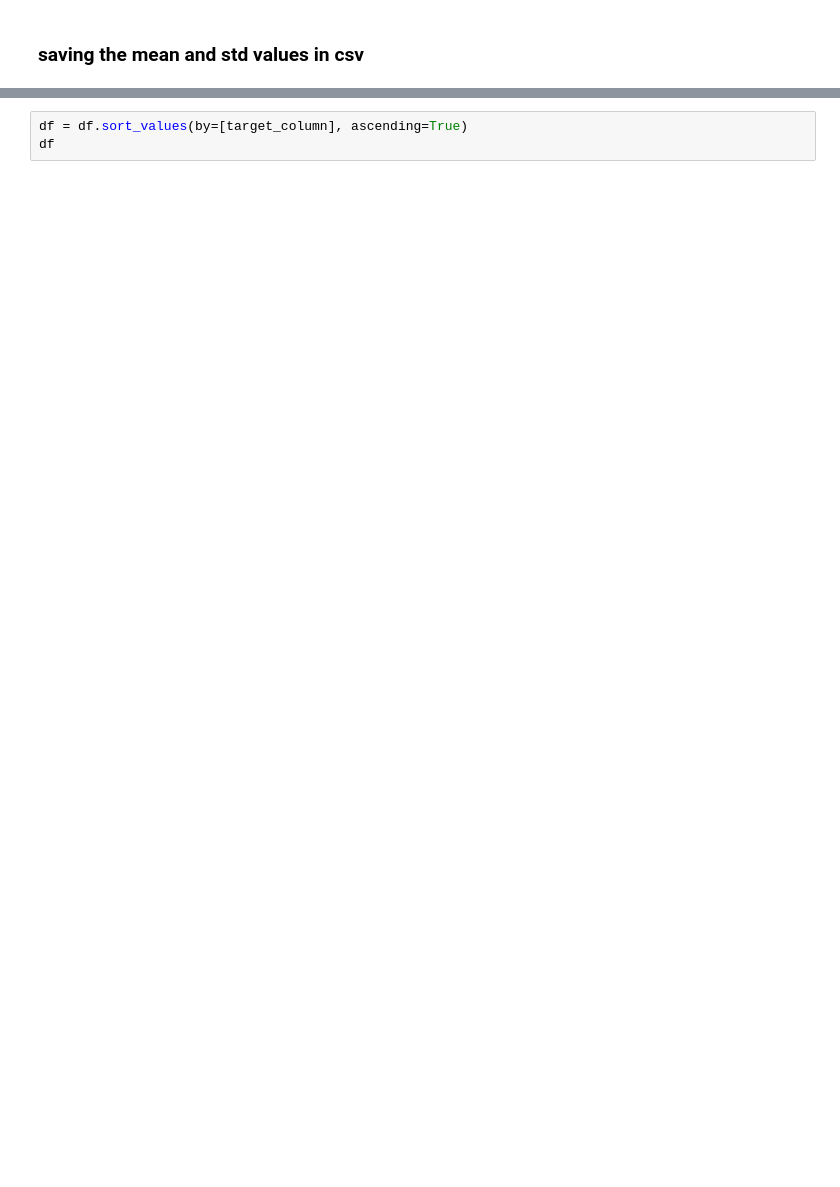
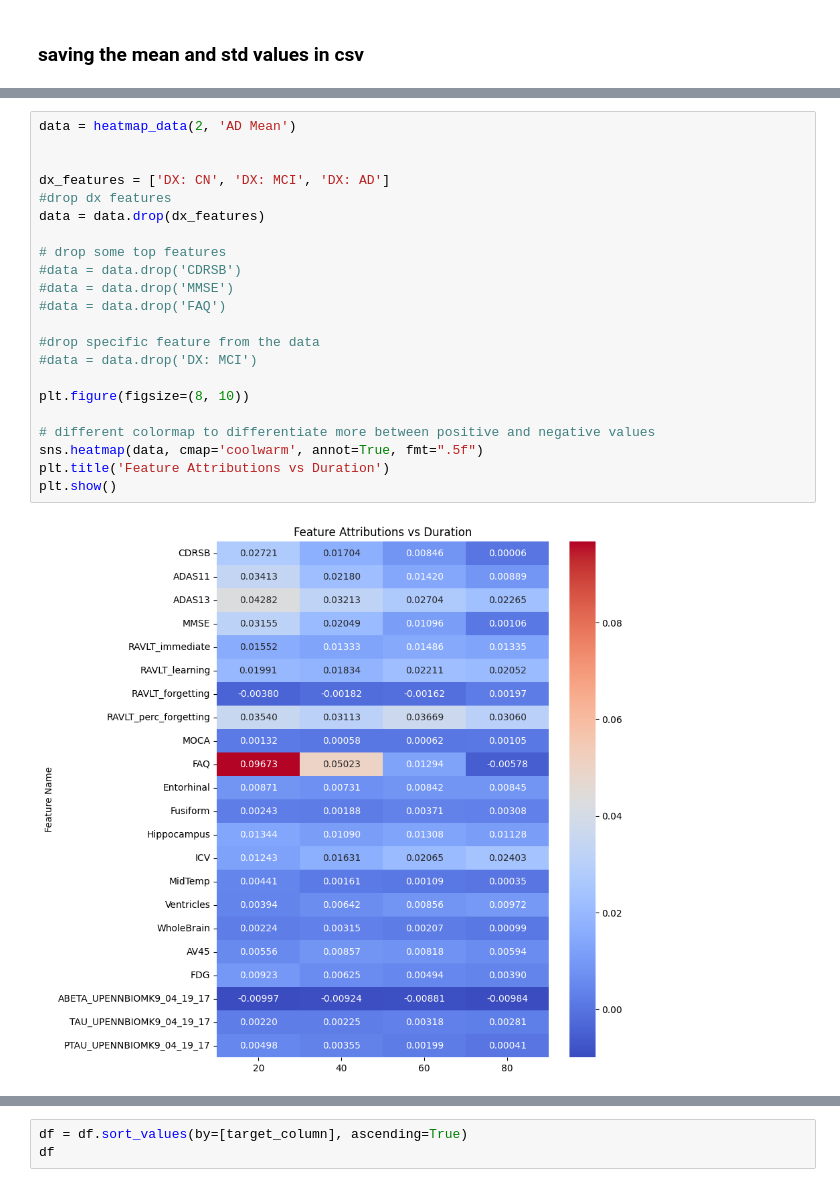
Before and after one commit to Osama00112/RNN-AD_python3, a Jupyter notebook: captum_2.ipynb, the cells around one changed output, grey strips where cells are left out. Cells and saved outputs as stored; diff of their text form; blank space fills up the shorter version.

```diff
--- a/captum_2.ipynb
+++ b/captum_2.ipynb
@@ -670,0 +808,24 @@ with open(f'MyData/plots/{loaded_csv_duration}/target_{loaded_csv_target_index_2
+# %%
+data = heatmap_data(2, 'AD Mean')
+
+
+dx_features = ['DX: CN', 'DX: MCI', 'DX: AD']
+#drop dx features
+data = data.drop(dx_features)
+
+# drop some top features
+#data = data.drop('CDRSB')
+#data = data.drop('MMSE')
+#data = data.drop('FAQ')
+
+#drop specific feature from the data
+#data = data.drop('DX: MCI')
+
+plt.figure(figsize=(8, 10))
+
+# different colormap to differentiate more between positive and negative values
+sns.heatmap(data, cmap='coolwarm', annot=True, fmt=".5f")
+plt.title('Feature Attributions vs Duration')
+plt.show()
+# %% [output]
+[figure, added]
```
Also changed, not shown: parts of 56 cells of this notebook, 5 other files.
